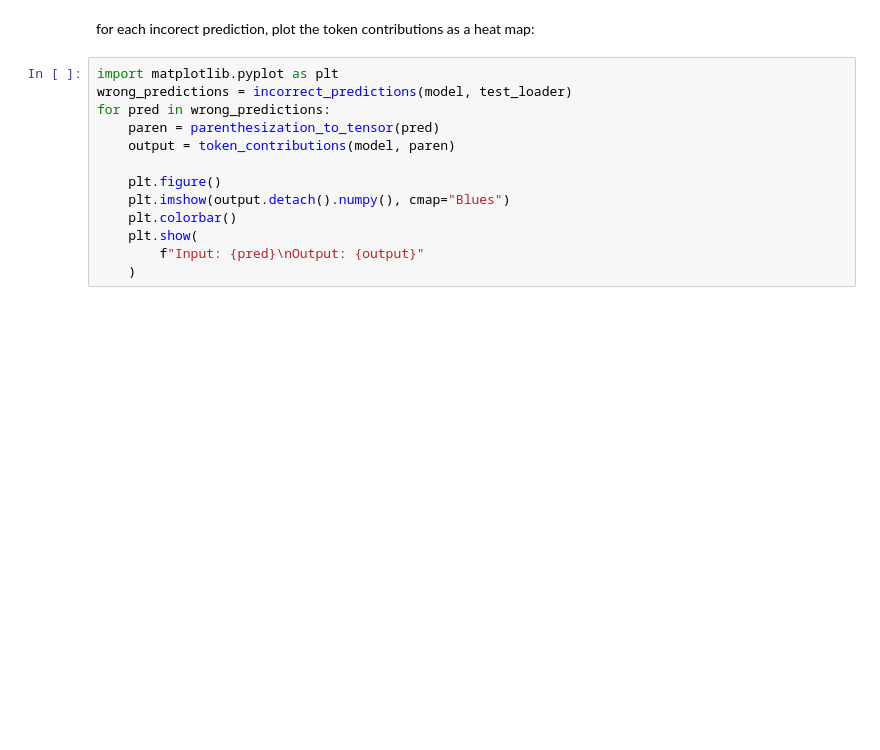
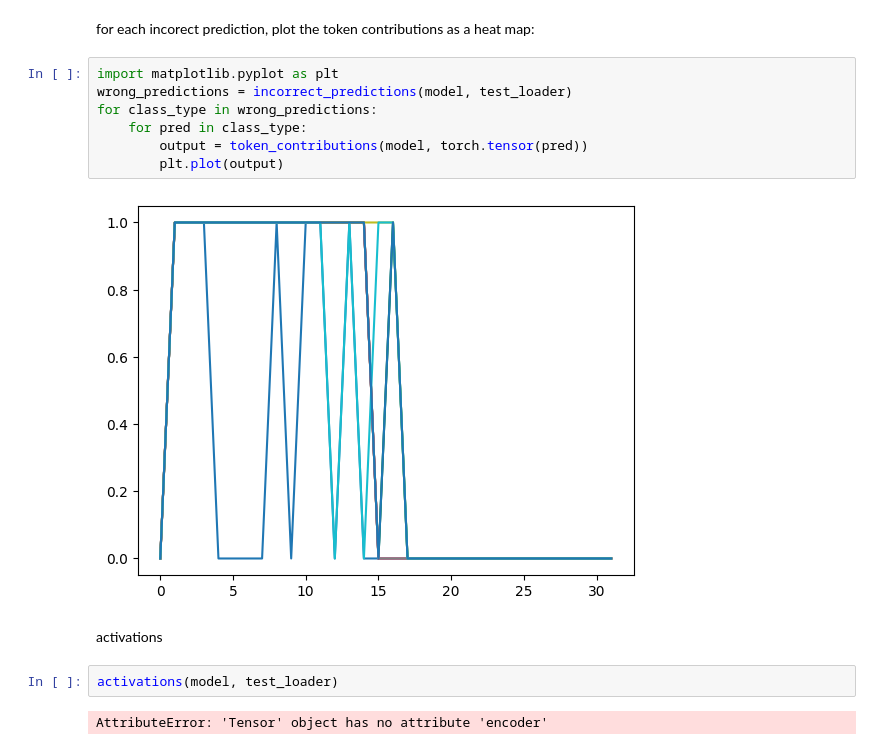
Before and after one commit to agolan12/Math-480, a Jupyter notebook: 7_2_2024_transformers/main.ipynb, the cells around one changed output. Drawn from its saved outputs; the diff is of its cells as text; blank space fills up the shorter version.

```diff
--- a/7_2_2024_transformers/main.ipynb
+++ b/7_2_2024_transformers/main.ipynb
@@ -205,13 +205,15 @@ for each incorect prediction, plot the token contributions as a heat map:
 # %%
 import matplotlib.pyplot as plt
 wrong_predictions = incorrect_predictions(model, test_loader)
-for pred in wrong_predictions:
-    paren = parenthesization_to_tensor(pred)
-    output = token_contributions(model, paren)
-
-    plt.figure()
-    plt.imshow(output.detach().numpy(), cmap="Blues")
-    plt.colorbar()
-    plt.show(
-        f"Input: {pred}\nOutput: {output}"
-    )
+for class_type in wrong_predictions:
+    for pred in class_type:
+        output = token_contributions(model, torch.tensor(pred))
+        plt.plot(output)
+# %% [output]
+[figure, added]
+# %% [markdown]
+activations
+# %%
+activations(model, test_loader)
+# %% [output]
+AttributeError: 'Tensor' object has no attribute 'encoder'
```
Also changed, not shown: parts of 7 cells of this notebook, 11 other files.
